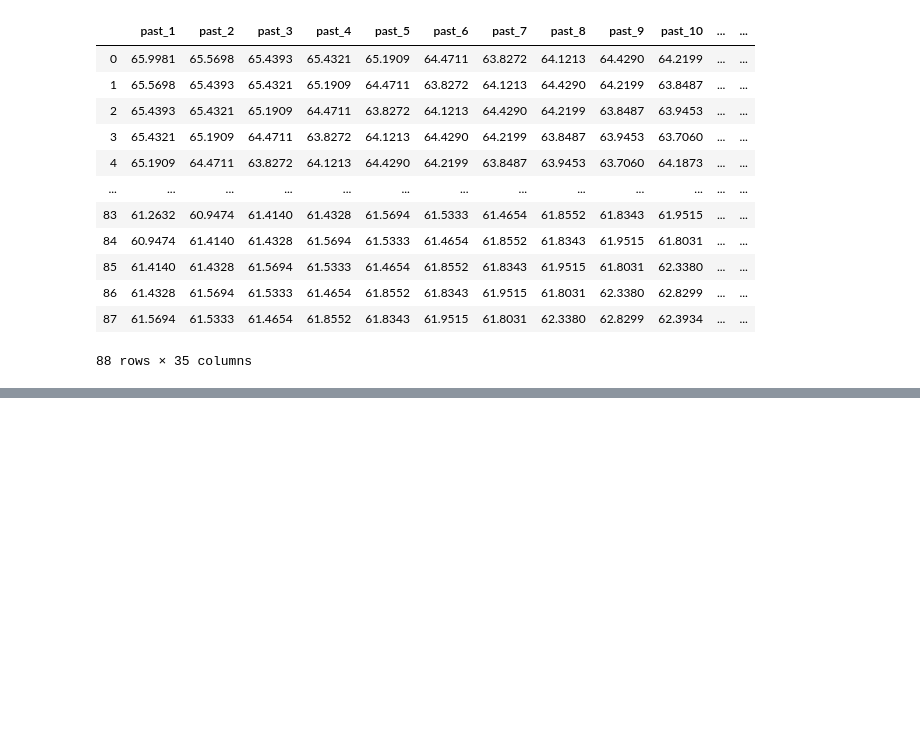
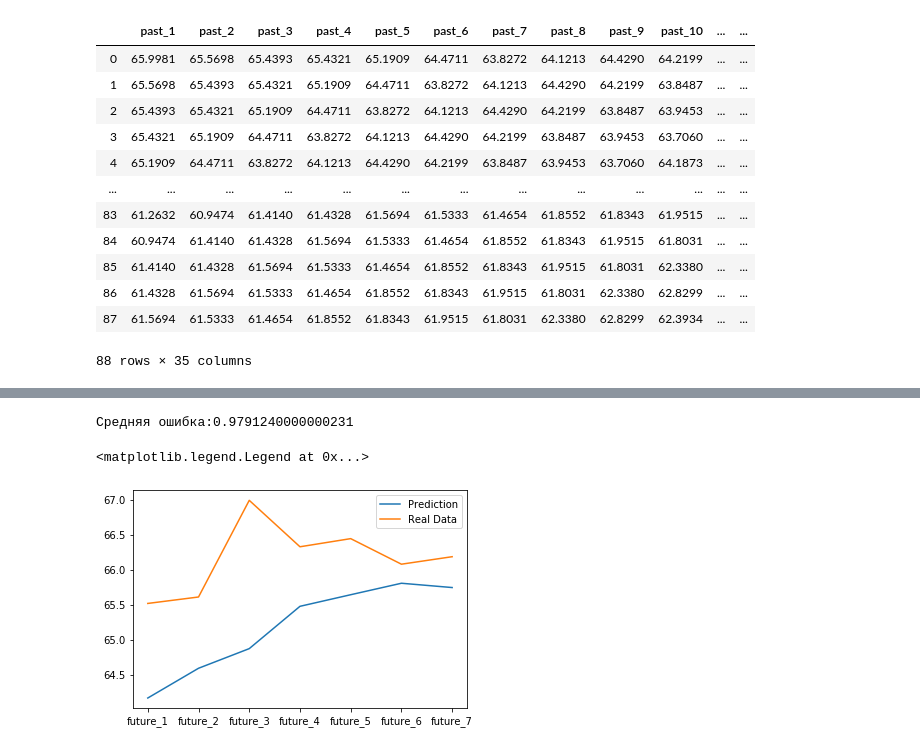
Before and after one commit to Wizard-C/calculator_for_phone, a Jupyter notebook: logics.ipynb, the cells around one changed output, grey strips where cells are left out. Saved outputs shown, nothing was run; the diff lists cells and outputs as text; code cells hidden in the pictures; blank space fills up the shorter version.

```diff
--- a/logics.ipynb
+++ b/logics.ipynb
@@ -58,0 +93,16 @@ df
+# %%
+# Моделька на основе Random forest regressor
+RFR = RandomForestRegressor(random_state = 42, n_estimators = 100, max_depth = 50)
+RFR.fit(X, y)
+# Создаем предсказание
+predict = RFR.predict(X_test)
+predict = predict[0]
+# Выводим график и среднюю ошибку
+plt.plot(predict, label="Prediction")
+plt.plot(y_test, label="Real Data")
+print('Средняя ошибка:' + str(mean_absolute_error(predict, y_test)))
+plt.legend()
+# %% [output]
+Средняя ошибка:0.9791240000000231
+<matplotlib.legend.Legend at 0x...>
+[figure, added]
```
Also changed, not shown: parts of 5 cells of this notebook.
